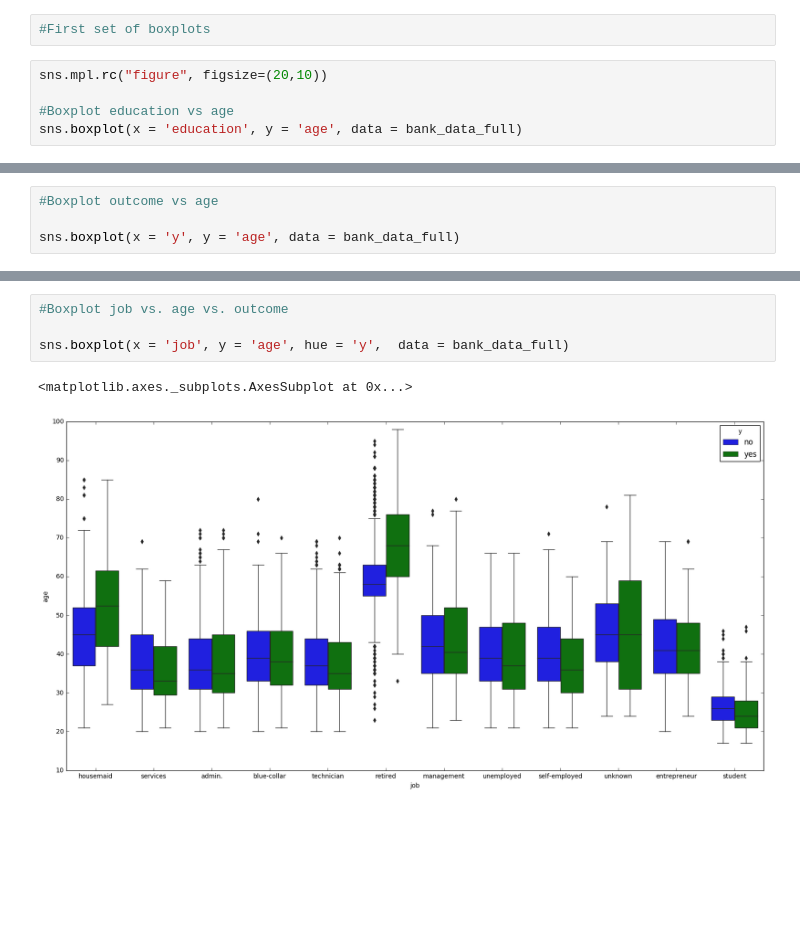
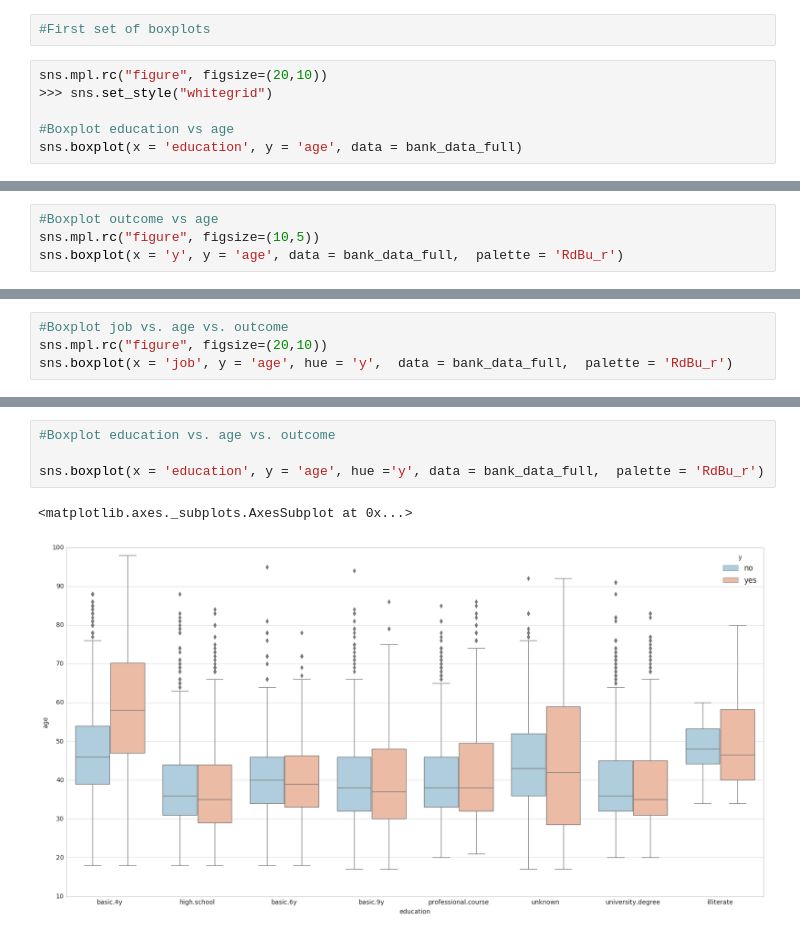
Before and after one commit to milosmladenovic5/telemarketing_campaign, a Jupyter notebook: telemarketing_EDA.ipynb, the cells around one changed output, grey strips where cells are left out. Saved outputs shown, nothing was run; the diff lists cells and outputs as text; blank space fills up the shorter version.

```diff
--- a/telemarketing_EDA.ipynb
+++ b/telemarketing_EDA.ipynb
@@ -9,6 +27,7 @@ bank_data_full = pd.read_csv('bank-additional-full.csv')
 #First set of boxplots
 # %%
 sns.mpl.rc("figure", figsize=(20,10))
+>>> sns.set_style("whitegrid")
 
 #Boxplot education vs age
 sns.boxplot(x = 'education', y = 'age', data = bank_data_full)
@@ -18,6 +37,6 @@ sns.boxplot(x = 'education', y = 'age', data = bank_data_full)
 # %%
 #Boxplot outcome vs age
-
-sns.boxplot(x = 'y', y = 'age', data = bank_data_full)
+sns.mpl.rc("figure", figsize=(10,5))
+sns.boxplot(x = 'y', y = 'age', data = bank_data_full,  palette = 'RdBu_r')
 # %% [output]
 <matplotlib.axes._subplots.AxesSubplot at 0x...>
@@ -24,0 +44,4 @@ sns.boxplot(x = 'y', y = 'age', data = bank_data_full)
+# %%
+#Boxplot job vs. age vs. outcome
+sns.mpl.rc("figure", figsize=(20,10))
+sns.boxplot(x = 'job', y = 'age', hue = 'y',  data = bank_data_full,  palette = 'RdBu_r')
@@ -25,7 +51,7 @@ sns.boxplot(x = 'y', y = 'age', data = bank_data_full)
 # %%
-#Boxplot job vs. age vs. outcome
+#Boxplot education vs. age vs. outcome
 
-sns.boxplot(x = 'job', y = 'age', hue = 'y',  data = bank_data_full)
+sns.boxplot(x = 'education', y = 'age', hue ='y', data = bank_data_full,  palette = 'RdBu_r')
 # %% [output]
 <matplotlib.axes._subplots.AxesSubplot at 0x...>
-[figure, old version]
+[figure, new version]
```
Also changed, not shown: parts of 35 cells of this notebook, 2 other files.
